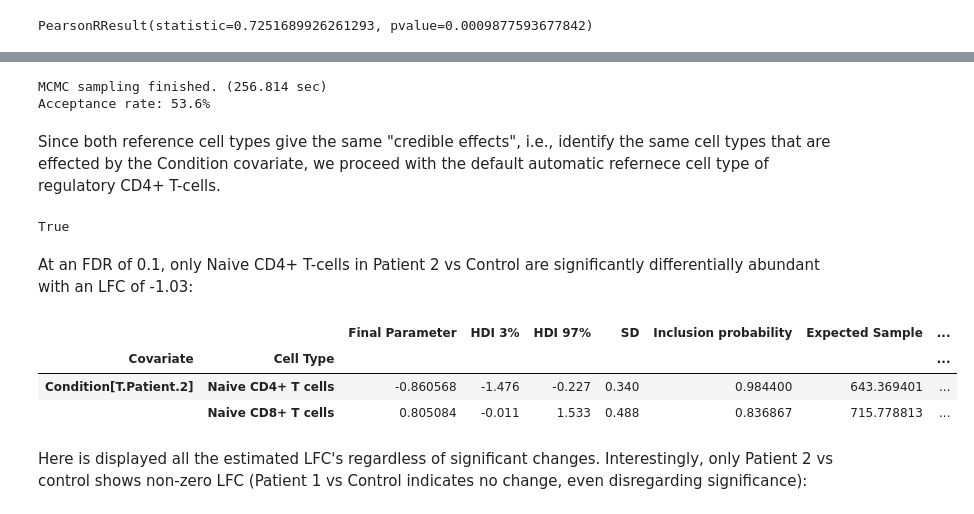
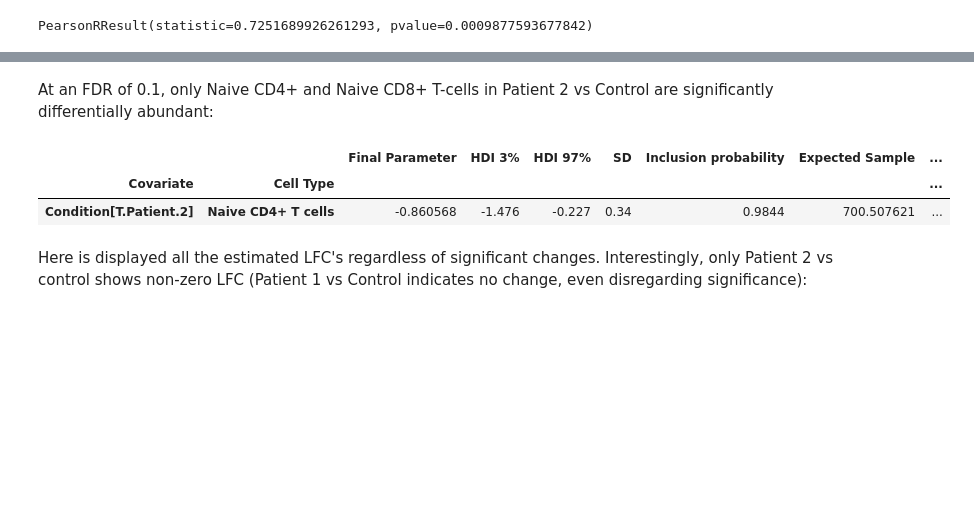
Before and after one commit to hmbaghdassarian/STAT4_v2, a Jupyter notebook: notebooks/04_Compositional_Analysis.ipynb, the cells around one changed output, grey strips where cells are left out. Saved outputs shown, nothing was run; the diff lists cells and outputs as text; code cells hidden in the pictures; blank space fills up the shorter version.

```diff
--- a/notebooks/04_Compositional_Analysis.ipynb
+++ b/notebooks/04_Compositional_Analysis.ipynb
@@ -94,7 +96,7 @@ PearsonRResult(statistic=0.7251689926261293, pvalue=0.0009877593677842)
 # %%
-pbmc_mod_reg = cc_mod.CompositionalAnalysis(data = cell_counts,
-                                       reference_cell_type="Regulatory CD4+ T cells", # same as setting to automatic
+pbmc_mod = cc_mod.CompositionalAnalysis(data = cell_counts,
+                                       reference_cell_type="Plasmacytoid Dendritic cells",
                                        formula = "Condition")
-pbmc_results_reg = pbmc_mod_reg.sample_hmc()
-pbmc_results_reg.set_fdr(est_fdr=0.1)
+pbmc_results = pbmc_mod.sample_hmc()
+pbmc_results.set_fdr(est_fdr=0.1)
 # %% [output]
@@ -111,33 +105,15 @@ Since it is present in all samples and has the lowest dispersion, scCODA will ch
-# %%
-pbmc_mod_eff = cc_mod.CompositionalAnalysis(data = cell_counts,
-                                       reference_cell_type="Effector CD4+ T cells", # same as automatic
-                                       formula = "Condition")
-pbmc_results_eff = pbmc_mod_eff.sample_hmc()
-pbmc_results_eff.set_fdr(est_fdr=0.1)
-# %% [output]
-MCMC sampling finished. (256.814 sec)
-Acceptance rate: 53.6%
-# %% [markdown]
-Since both reference cell types give the same "credible effects", i.e., identify the same cell types that are effected by the Condition covariate, we proceed with the default automatic refernece cell type of regulatory CD4+ T-cells.
-# %%
-pbmc_results_eff.credible_effects().equals(pbmc_results_reg.credible_effects())
-# %% [output]
-True
 # %%
-pbmc_results = pbmc_results_reg
-
 with open(data_path + 'processed/scCODA_model.pickle', 'wb') as handle:
     pickle.dump(pbmc_results, handle, protocol=pickle.HIGHEST_PROTOCOL)
 # %% [markdown]
-At an FDR of 0.1, only Naive CD4+ T-cells in Patient 2 vs Control are significantly differentially abundant with an LFC of -1.03:
+At an FDR of 0.1, only Naive CD4+ and Naive CD8+ T-cells in Patient 2 vs Control are significantly differentially abundant:
 # %%
-pbmc_results.set_fdr(est_fdr=0.1)
+pbmc_results.set_fdr(est_fdr=0.05)
 pbmc_results.effect_df[pbmc_results.effect_df['Final Parameter'] != 0]
 # %% [output]
 |  |  | Final Parameter | HDI 3% | HDI 97% | SD | Inclusion probability | Expected Sample | ... |
 | Covariate | Cell Type |  |  |  |  |  |  | ... |
-| Condition[T.Patient.2] | Naive CD4+ T cells | -0.860568 | -1.476 | -0.227 | 0.340 | 0.984400 | 643.369401 | ... |
-|  | Naive CD8+ T cells | 0.805084 | -0.011 | 1.533 | 0.488 | 0.836867 | 715.778813 | ... |
+| Condition[T.Patient.2] | Naive CD4+ T cells | -0.860568 | -1.476 | -0.227 | 0.34 | 0.9844 | 700.507621 | ... |
 # %% [markdown]
 Here is displayed all the estimated LFC's regardless of significant changes. Interestingly, only Patient 2 vs control shows non-zero LFC (Patient 1 vs Control indicates no change, even disregarding significance):
 # %%
```
Also changed, not shown: parts of 3 cells of this notebook, 3 other files.
